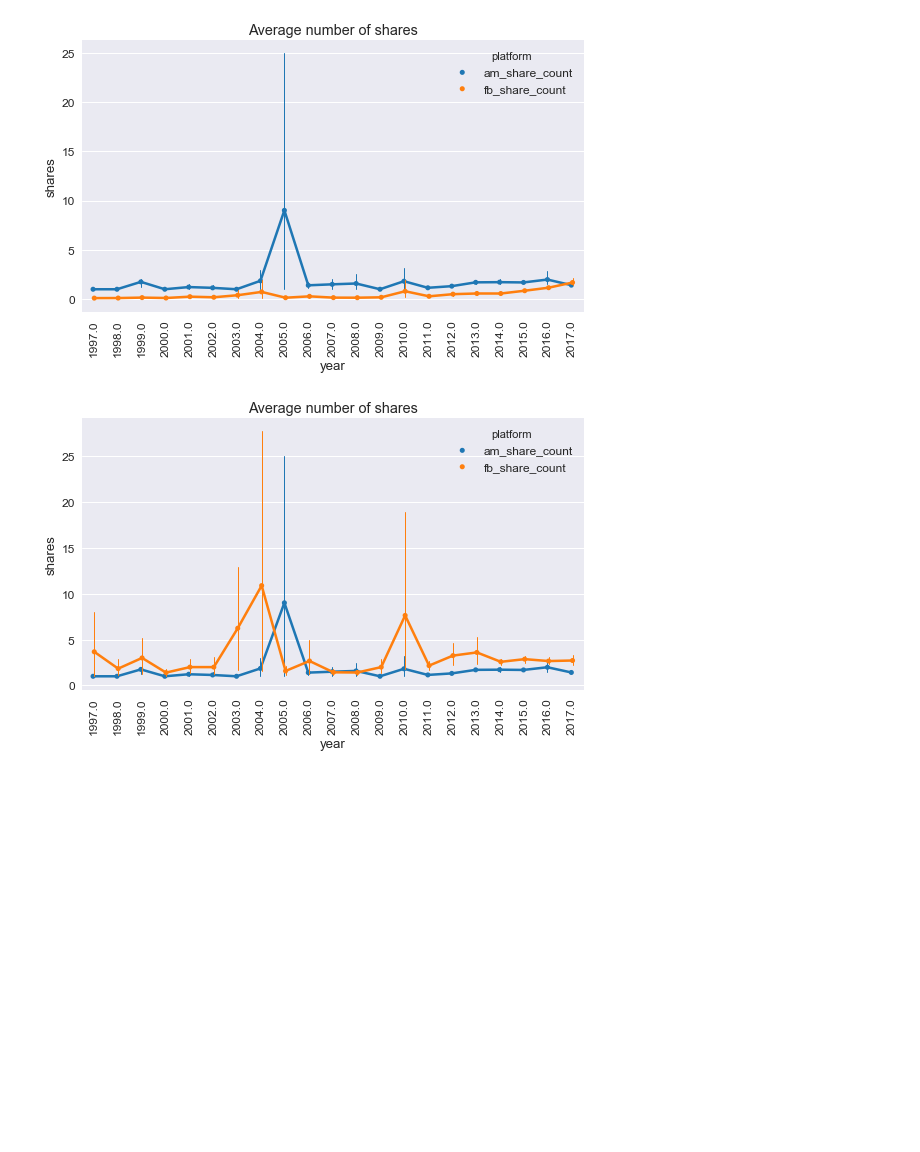
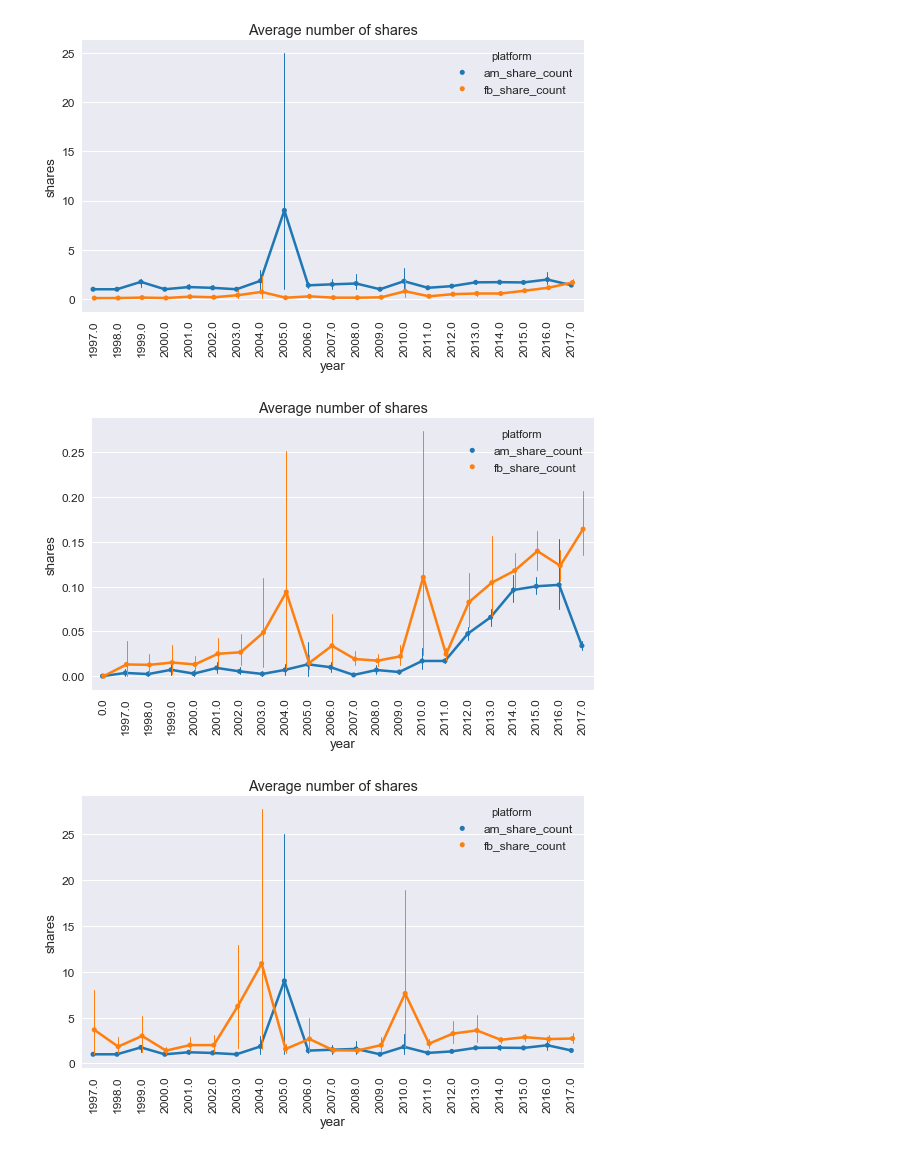
Before and after one commit to ScholCommLab/fhe-public-private, a Jupyter notebook: 03-PKP-analysis.ipynb, the cells around one changed output. Saved outputs shown, nothing was run; the diff lists cells and outputs as text; code cells hidden in the pictures; blank space fills up the shorter version.

```diff
--- a/03-PKP-analysis.ipynb
+++ b/03-PKP-analysis.ipynb
@@ -155,6 +332,14 @@ plt.title("Average number of shares");
 plt.xticks(rotation=90);
 # %% [output]
 [figure]
+# %%
+sns.pointplot(x="year", y="shares", hue="platform", data=pdf.fillna(0),
+              estimator=np.mean,
+              dodge=True, errwidth=1, markers=".", scale=0.7);
+plt.title("Average number of shares");
+plt.xticks(rotation=90);
+# %% [output]
+[figure, added]
 # %%
 sns.pointplot(x="year", y="shares", hue="platform", data=pdf[pdf.shares != 0],
               estimator=np.mean,
```
Also changed, not shown: parts of 16 cells of this notebook, 1 other file.
